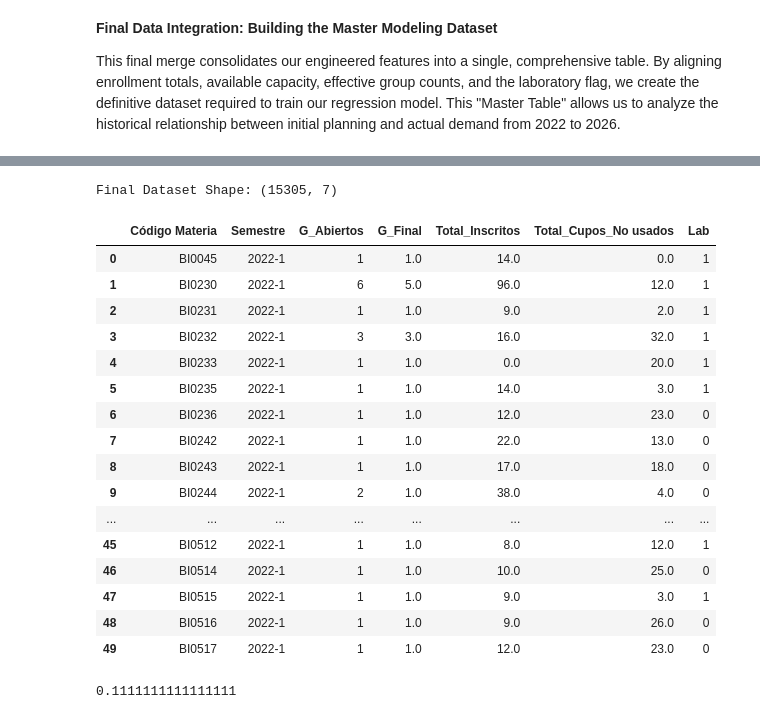
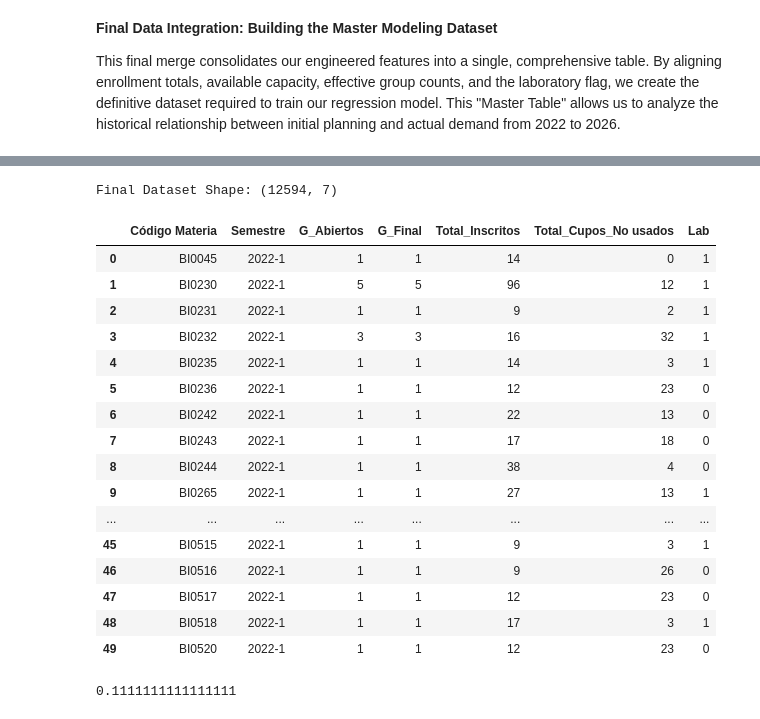
Before and after one commit to SaraMR9/Maestria---Fundamentos-en-ciencia-de-datos, a Jupyter notebook: Proyecto_Final/notebooks/20260207_Final_Project.ipynb, the cells around one changed output, grey strips where cells are left out. Cells and saved outputs as stored; diff of their text form; code cells hidden in the pictures.

```diff
--- a/Proyecto_Final/notebooks/20260207_Final_Project.ipynb
+++ b/Proyecto_Final/notebooks/20260207_Final_Project.ipynb
@@ -410,0 +429,9 @@ Index(['Semestre', 'Código Materia', 'Nombre Materia', 'Sección',
+# %%
+#Generamos una copia del dataframe para realizar las modificaciones necesarias para el análisis, sin afectar el original
+df_clean = df.copy()
+
+#Ahora si procedemos a eliminar los registros con Total Inscritos = 0 o NaN, ya que no aportan información relevante para el análisis de la programación académica
+
+df = df[(df['Total Inscritos'] != 0) & (df['Total Inscritos'].notna())]# "~" significa "NO"
+
+print('Número de registros en el DataFrame (df) después de quitar los registros con 0 o NaN en "Total Inscritos":', len(df))
@@ -1039,54 +1115,68 @@ This final merge consolidates our engineered features into a single, comprehensi
 # %%
 # 1. Starting the merge process using df_2 (Initial Plan) as the base
+llaves = ['Semestre', 'Código Materia']
+
+# Limpiamos duplicados en las tablas de apoyo para que no inflen el df_1
+# Usamos keep='first' para quedarnos con el primer registro encontrado
+d1_base = df_1_12.drop_duplicates(subset=llaves)
+d2_clean = df_2.drop_duplicates(subset=llaves)
+d3_clean = df_3.drop_duplicates(subset=llaves)
+d4_clean = df_4.drop_duplicates(subset=llaves)
+
 # We use a left join to see how many of the initially opened groups
 # have corresponding records in demand and outcomes.
-df_final = pd.merge(df_2, df_1_12, on=['Semestre', 'Código Materia'], how='left')
+
+df_final = pd.merge(d1_base, d2_clean,  on=['Semestre', 'Código Materia'], how='left')
 
 # 2. Merging the Effective Groups count (df_3)
-df_final = pd.merge(df_final, df_3, on=['Semestre', 'Código Materia'], how='left')
+df_final = pd.merge(df_final, d3_clean, on=['Semestre', 'Código Materia'], how='left')
 
 # 3. Merging the Lab/Component categorization (df_4)
-df_final = pd.merge(df_final, df_4, on=['Semestre', 'Código Materia'], how='left')
+df_final = pd.merge(df_final, d4_clean, on=['Semestre', 'Código Materia'], how='left')
+
+#LIMPIEZA CRÍTICA: Eliminar 0 y NaN en 'Total_Inscritos'
+# Usamos .copy() para evitar el warning de "SettingWithCopy"
+df_final = df_final[df_final['Total_Inscritos'].fillna(0) > 0].copy()
 
 #Reorder columns to the desired structure
 desired_order = [
     'Código Materia',
     'Semestre',
     'G_Abiertos',
     'G_Final',
     'Total_Inscritos',
     'Total_Cupos_No usados',
     'Lab'
 ]
 
 # Apply the reordering
 df_final = df_final[desired_order]
 
 
 
 # --- Initial Missing Data Check ---
 # We visualize the count of missing values per column to prepare for analysis
 print(f"Final Dataset Shape: {df_final.shape}")
 df_final.head(50)
 # %% [output]
-Final Dataset Shape: (15305, 7)
+Final Dataset Shape: (12594, 7)
 |  | Código Materia | Semestre | G_Abiertos | G_Final | Total_Inscritos | Total_Cupos_No usados | Lab |
-| 0 | BI0045 | 2022-1 | 1 | 1.0 | 14.0 | 0.0 | 1 |
-| 1 | BI0230 | 2022-1 | 6 | 5.0 | 96.0 | 12.0 | 1 |
-| 2 | BI0231 | 2022-1 | 1 | 1.0 | 9.0 | 2.0 | 1 |
-| 3 | BI0232 | 2022-1 | 3 | 3.0 | 16.0 | 32.0 | 1 |
-| 4 | BI0233 | 2022-1 | 1 | 1.0 | 0.0 | 20.0 | 1 |
-| 5 | BI0235 | 2022-1 | 1 | 1.0 | 14.0 | 3.0 | 1 |
-| 6 | BI0236 | 2022-1 | 1 | 1.0 | 12.0 | 23.0 | 0 |
-| 7 | BI0242 | 2022-1 | 1 | 1.0 | 22.0 | 13.0 | 0 |
-| 8 | BI0243 | 2022-1 | 1 | 1.0 | 17.0 | 18.0 | 0 |
-| 9 | BI0244 | 2022-1 | 2 | 1.0 | 38.0 | 4.0 | 0 |
+| 0 | BI0045 | 2022-1 | 1 | 1 | 14 | 0 | 1 |
+| 1 | BI0230 | 2022-1 | 5 | 5 | 96 | 12 | 1 |
+| 2 | BI0231 | 2022-1 | 1 | 1 | 9 | 2 | 1 |
+| 3 | BI0232 | 2022-1 | 3 | 3 | 16 | 32 | 1 |
+| 4 | BI0235 | 2022-1 | 1 | 1 | 14 | 3 | 1 |
+| 5 | BI0236 | 2022-1 | 1 | 1 | 12 | 23 | 0 |
+| 6 | BI0242 | 2022-1 | 1 | 1 | 22 | 13 | 0 |
+| 7 | BI0243 | 2022-1 | 1 | 1 | 17 | 18 | 0 |
+| 8 | BI0244 | 2022-1 | 1 | 1 | 38 | 4 | 0 |
+| 9 | BI0265 | 2022-1 | 1 | 1 | 27 | 13 | 1 |
 | ... | ... | ... | ... | ... | ... | ... | ... |
-| 45 | BI0512 | 2022-1 | 1 | 1.0 | 8.0 | 12.0 | 1 |
-| 46 | BI0514 | 2022-1 | 1 | 1.0 | 10.0 | 25.0 | 0 |
-| 47 | BI0515 | 2022-1 | 1 | 1.0 | 9.0 | 3.0 | 1 |
-| 48 | BI0516 | 2022-1 | 1 | 1.0 | 9.0 | 26.0 | 0 |
-| 49 | BI0517 | 2022-1 | 1 | 1.0 | 12.0 | 23.0 | 0 |
+| 45 | BI0515 | 2022-1 | 1 | 1 | 9 | 3 | 1 |
+| 46 | BI0516 | 2022-1 | 1 | 1 | 9 | 26 | 0 |
+| 47 | BI0517 | 2022-1 | 1 | 1 | 12 | 23 | 0 |
+| 48 | BI0518 | 2022-1 | 1 | 1 | 17 | 3 | 1 |
+| 49 | BI0520 | 2022-1 | 1 | 1 | 12 | 23 | 0 |
 # %%
 capacidad=96+12
 capacidad
```
Also changed, not shown: parts of 70 cells of this notebook, 1 other file.
